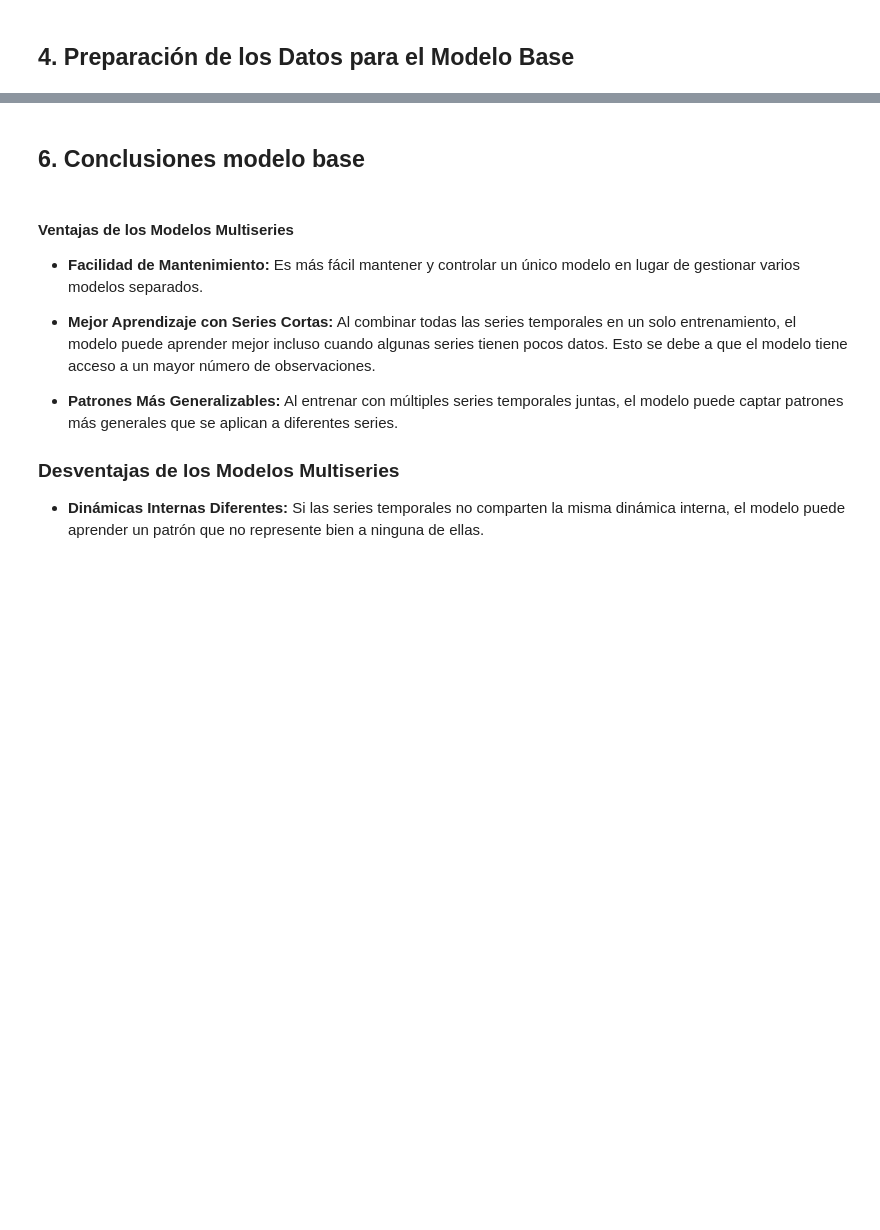
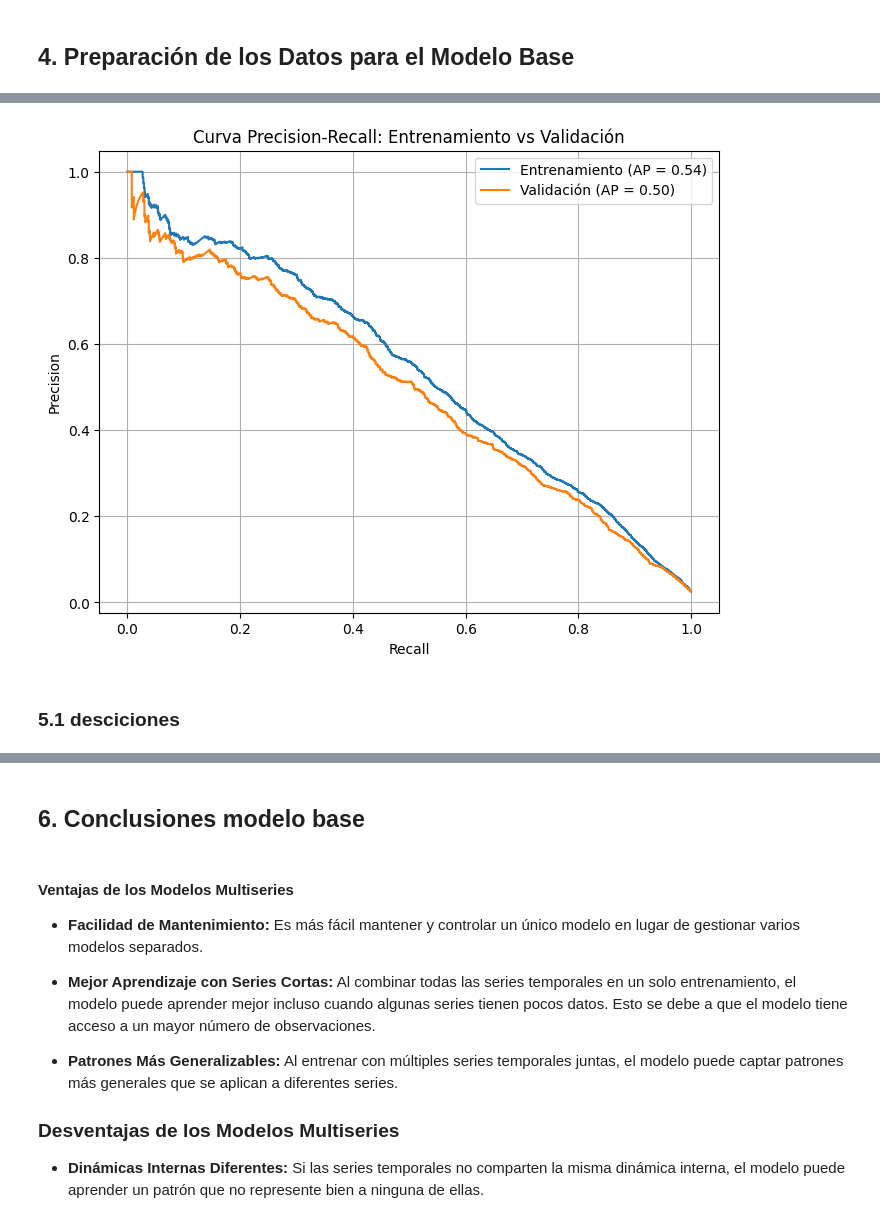
Before and after one commit to Lucasalam/model_risk, a Jupyter notebook: notebooks/04_Baseline_Model.ipynb, the cells around one changed output, grey strips where cells are left out. Cells and saved outputs as stored; diff of their text form; code cells hidden in the pictures; blank space fills up the shorter version.

```diff
--- a/notebooks/04_Baseline_Model.ipynb
+++ b/notebooks/04_Baseline_Model.ipynb
@@ -692,0 +232,4 @@ submission.to_csv(submission_v00)
+# %%
+curva_precision_recall(df_train,pd.concat([df_test,df_dev]),modelo,variables=var_modelo,vd="vd",model_sm=True)
+# %% [output]
+[figure, added]
@@ -692,0 +241,2 @@ submission.to_csv(submission_v00)
+# %% [markdown]
+### 5.1 desciciones
```
Also changed, not shown: parts of 91 cells of this notebook, 16 other files.
